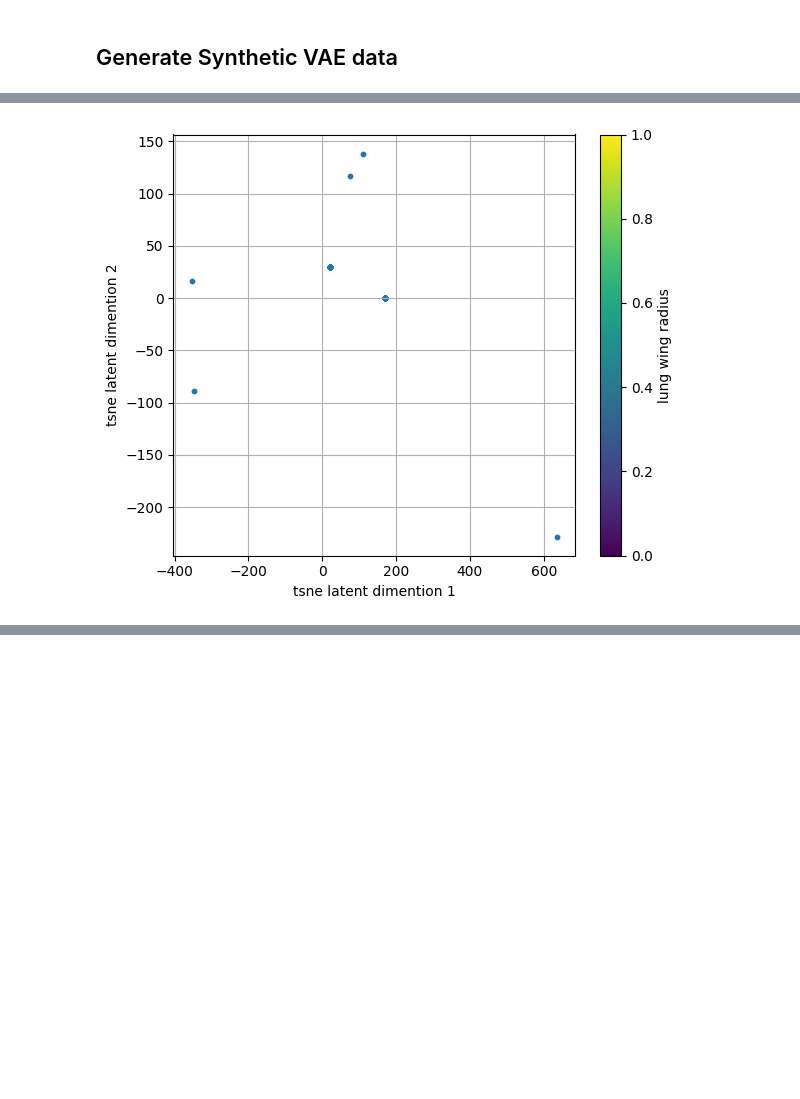
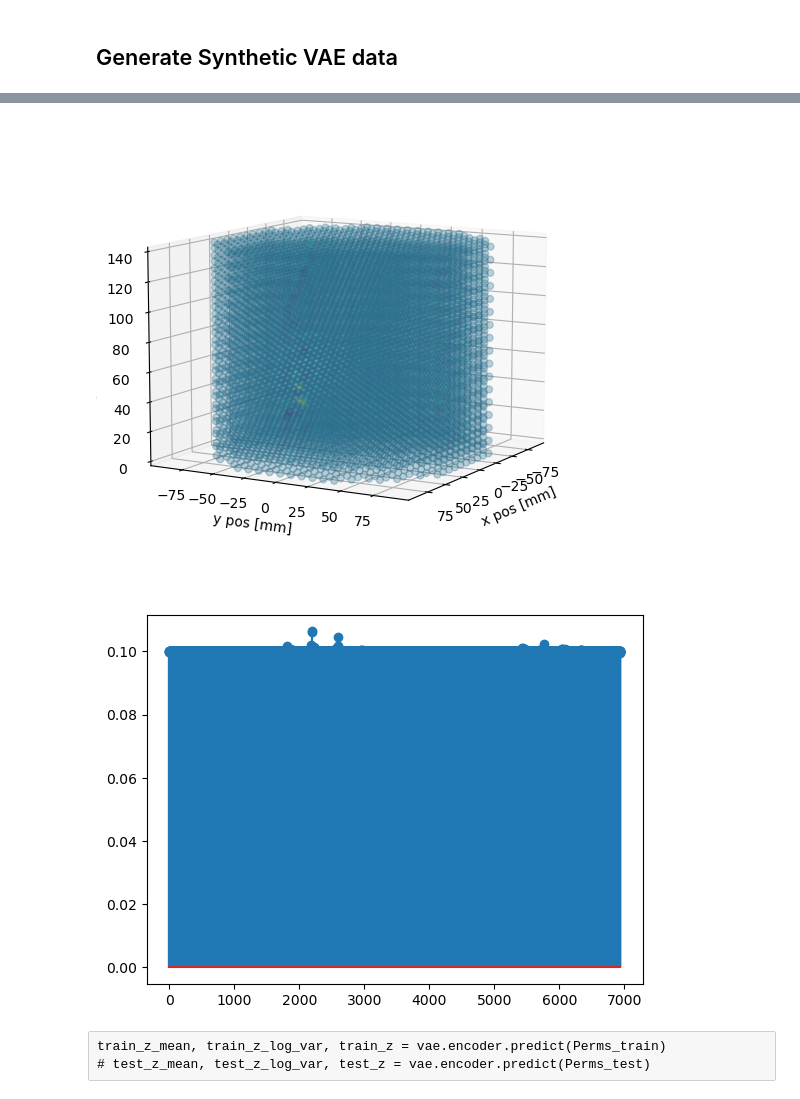
Before and after one commit to JacobTh98/3dIT, a Jupyter notebook: example.ipynb, the cells around one changed output, grey strips where cells are left out. Saved outputs shown, nothing was run; the diff lists cells and outputs as text; code cells hidden in the pictures; blank space fills up the shorter version.

```diff
--- a/example.ipynb
+++ b/example.ipynb
@@ -96,4 +67,4 @@ print(Perms_train.shape, Perms_test.shape)  # , Pots_train.shape, Pots_test.shap
 # %%
-mesh_obj.perm_array = Perms_train[0, :]
+mesh_obj.perm_array = Perms_train[3, :]
 plot_mesh(mesh_obj)
 # %% [output]
@@ -107,7 +78,7 @@ from tensorflow.keras.metrics import Mean
 from tensorflow.keras.models import Model
 from tensorflow.keras.optimizers import Adam
 
-latent_dim = 4
+latent_dim = 8
 
 
 class Sampling(layers.Layer):
@@ -142,14 +113,18 @@ class VAE(Model):
         with tf.GradientTape() as tape:
             z_mean, z_log_var, z = self.encoder(data)
             reconstruction = self.decoder(z)
-
             reconstruction_loss = tf.reduce_mean(
-                tf.keras.losses.mean_squared_error(data, reconstruction)
+                tf.reduce_sum(
+                    keras.losses.binary_crossentropy(data, reconstruction),
+                    axis=0
+                    # keras.losses.mean_absolute_error(data, reconstruction)
+                )
             )
-
             kl_loss = -0.5 * (1 + z_log_var - tf.square(z_mean) - tf.exp(z_log_var))
             kl_loss = tf.reduce_mean(tf.reduce_sum(kl_loss, axis=1))
-            total_loss = reconstruction_loss + kl_loss
+            total_loss = (
+                reconstruction_loss + 1e-5 * kl_loss
+            )  # <- tune the interpolation characteristics
         grads = tape.gradient(total_loss, self.trainable_weights)
         self.optimizer.apply_gradients(zip(grads, self.trainable_weights))
         self.total_loss_tracker.update_state(total_loss)
@@ -160,21 +135,3 @@ class VAE(Model):
             "reconstruction_loss": self.reconstruction_loss_tracker.result(),
             "kl_loss": self.kl_loss_tracker.result(),
         }
-
-    def call(self, inputs):
-        z_mean, z_log_var, z = self.encoder(inputs)
-        reconstruction = self.decoder(z)
-        reconstruction_loss = tf.reduce_mean(
-            tf.losses.mean_squared_error(inputs, reconstruction)
-        )
-        reconstruction_loss *= 1912
-        kl_loss = 1 + z_log_var - tf.square(z_mean) - tf.exp(z_log_var)
-        kl_loss = tf.reduce_mean(kl_loss)
-        kl_loss *= -0.5
-        total_loss = reconstruction_loss + kl_loss
-        self.add_metric(kl_loss, name="kl_loss", aggregation="mean")
-        self.add_metric(total_loss, name="total_loss", aggregation="mean")
-        self.add_metric(
-            reconstruction_loss, name="reconstruction_loss", aggregation="mean"
-        )
-        return reconstruction
@@ -351,16 +267,8 @@ test_z_mean, test_z_log_var, test_z = vae.encoder.predict(Perms_test)
-# %%
-tsne = TSNE(n_components=2)
-# latent_space_2d = tsne.fit_transform(train_z_mean)  # latent data
-latent_space_2d = tsne.fit_transform(train_z_mean)  # latent data
-
-plt.figure(figsize=(6, 5))
-plt.scatter(latent_space_2d[:, 0], latent_space_2d[:, 1], s=10)
-plt.xlabel("tsne latent dimention 1")
-plt.ylabel("tsne latent dimention 2")
-plt.colorbar(label="lung wing radius")
-plt.grid()
-plt.tight_layout()
-# plt.savefig("../../beauty_of_latent_spaces/5.pdf")
-plt.show()
-# %% [output]
-[figure, removed]
+# %%
+test_pred = vae.decoder.predict(np.expand_dims(np.random.rand(latent_dim), axis=0))
+test_pred = np.concatenate(test_pred)
+mesh_obj.perm_array = test_pred
+plot_mesh(mesh_obj)
+plt.stem(mesh_obj.perm_array)
+plt.show()
+# %% [output]
@@ -366,0 +276,5 @@ plt.show()
+[figure, added]
+[figure, added]
+# %% [raw]
+train_z_mean, train_z_log_var, train_z = vae.encoder.predict(Perms_train)
+# test_z_mean, test_z_log_var, test_z = vae.encoder.predict(Perms_test)
```
Also changed, not shown: parts of 35 cells of this notebook, 2 other files.
